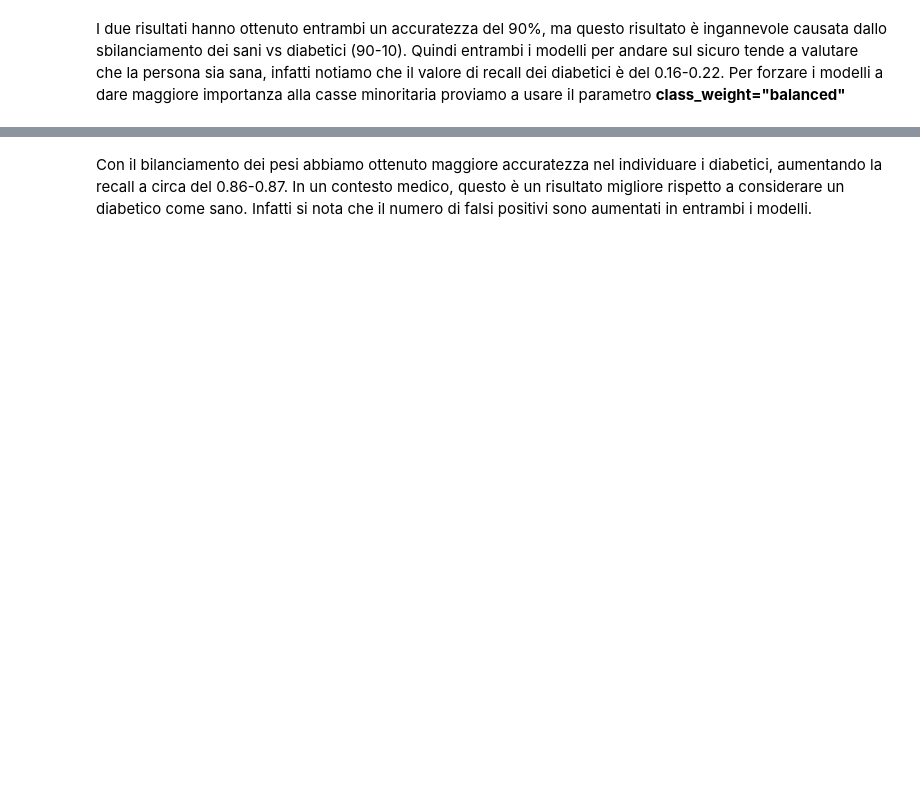
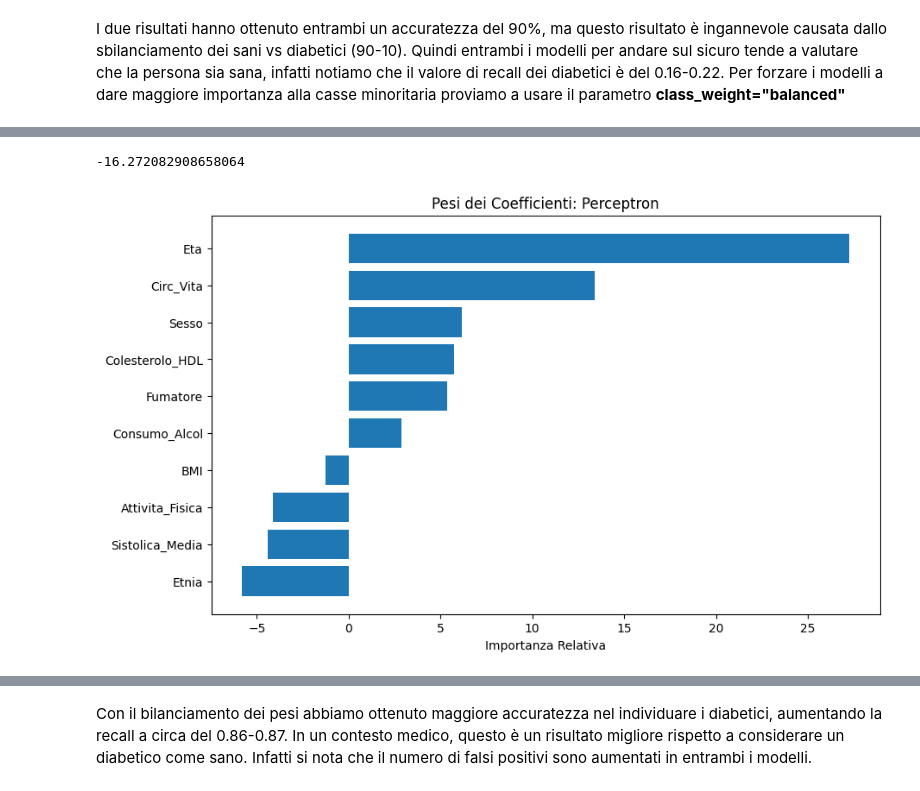
Before and after one commit to Emiyaye/ProgettoDataIntensive2025-2026, a Jupyter notebook: progetto_data_intendive.ipynb, the cells around one changed output, grey strips where cells are left out. Drawn from its saved outputs; the diff is of its cells as text; code cells hidden in the pictures; blank space fills up the shorter version.

```diff
--- a/progetto_data_intendive.ipynb
+++ b/progetto_data_intendive.ipynb
@@ -513,4 +538,10 @@ weighted avg       0.91      0.67      0.74      1963
 Matrice di Confusione:
 [[1161  628]
  [  22  152]]
+# %%
+print(pc_bal.named_steps["perceptron"].intercept_[0])
+show_feature_importance(pc_bal, "perceptron", "Perceptron", X)
+# %% [output]
+-16.272082908658064
+[figure, added]
 # %%
```
Also changed, not shown: parts of 20 cells of this notebook.
